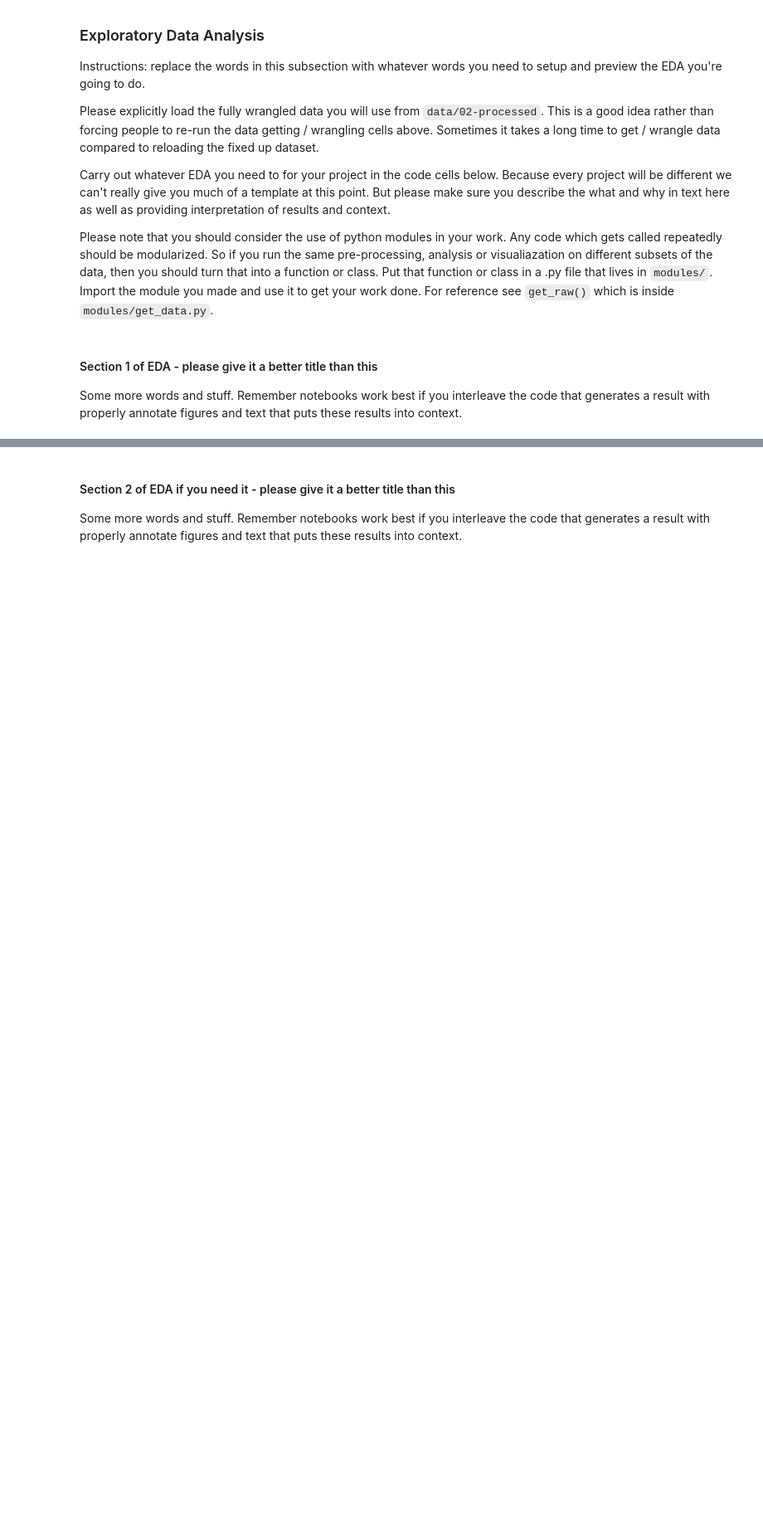
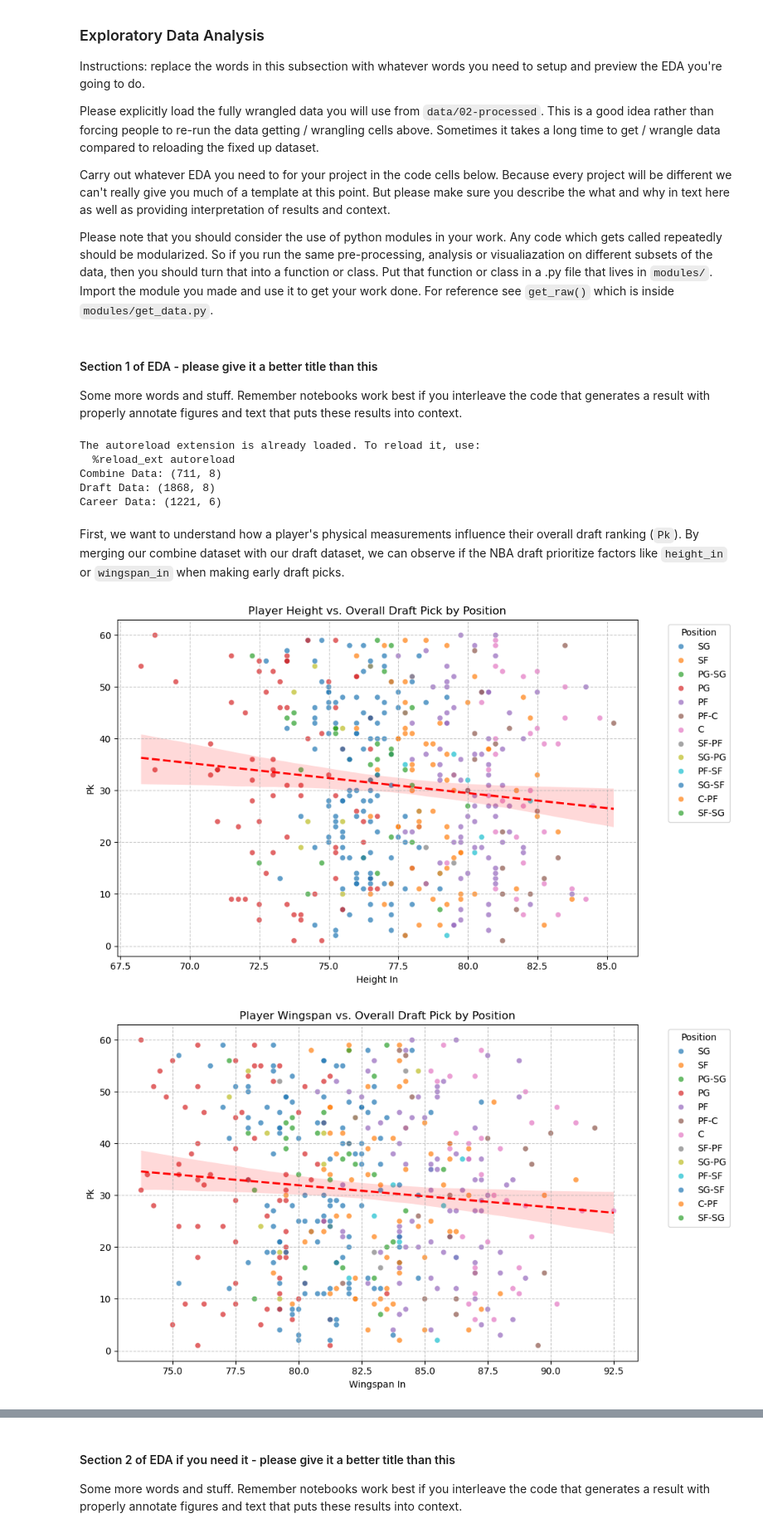
Before and after one commit to COGS108/Group010_WI26, a Jupyter notebook: 02-EDACheckpoint.ipynb, the cells around one changed output, grey strips where cells are left out. Shown at 83% size. Drawn from its saved outputs; the diff is of its cells as text; code cells hidden in the pictures; blank space fills up the shorter version.

```diff
--- a/02-EDACheckpoint.ipynb
+++ b/02-EDACheckpoint.ipynb
@@ -327,0 +325,54 @@ Some more words and stuff.  Remember notebooks work best if you interleave the c
+# %%
+# Enable autoreload for our custom modules
+%load_ext autoreload
+%autoreload 2
+
+import pandas as pd
+import numpy as np
+import matplotlib.pyplot as plt
+import seaborn as sns
+import sys
+
+# Append the modules directory to the system path
+sys.path.append('./modules')
+import eda_utils # Custom module we will create for repetitive tasks
+
+# 1. Load the processed datasets
+combine_df = pd.read_csv('data/02-processed/draft_combine_body_measurements.csv')
+draft_df = pd.read_csv('data/02-processed/dataset_2_draft_clean.csv')
+career_df = pd.read_csv('data/02-processed/dataset_3_career_clean.csv')
+
+# Preview the successful load
+print(f"Combine Data: {combine_df.shape}")
+print(f"Draft Data: {draft_df.shape}")
+print(f"Career Data: {career_df.shape}")
+# %% [output]
+The autoreload extension is already loaded. To reload it, use:
+  %reload_ext autoreload
+Combine Data: (711, 8)
+Draft Data: (1868, 8)
+Career Data: (1221, 6)
+# %% [markdown]
+First, we want to understand how a player's physical measurements influence their overall draft ranking (`Pk`). By merging our combine dataset with our draft dataset, we can observe if the NBA draft prioritize factors like `height_in` or `wingspan_in` when making early draft picks.
+# %%
+
+# Plot Height vs. Draft Pick, colored by Position
+eda_utils.plot_feature_vs_target(
+    df=draft_combine_merged,
+    feature_col='height_in',
+    target_col='Pk',
+    title='Player Height vs. Overall Draft Pick by Position',
+    hue_col='Position'
+)
+
+# Plot Wingspan vs. Draft Pick, colored by Position
+eda_utils.plot_feature_vs_target(
+    df=draft_combine_merged,
+    feature_col='wingspan_in',
+    target_col='Pk',
+    title='Player Wingspan vs. Overall Draft Pick by Position',
+    hue_col='Position'
+)
+# %% [output]
+[figure, added]
+[figure, added]
```
Also changed, not shown: parts of 4 cells of this notebook, 1 other file.
